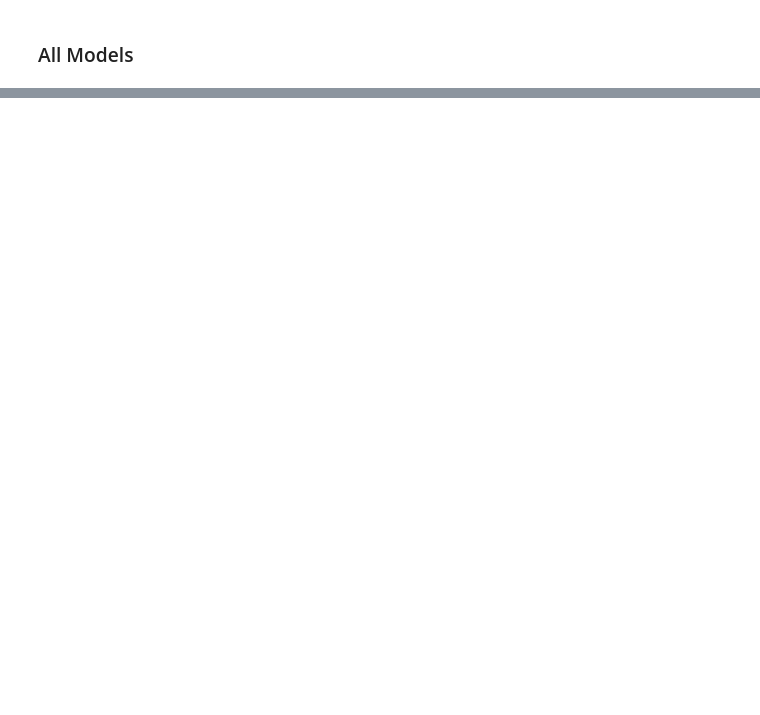
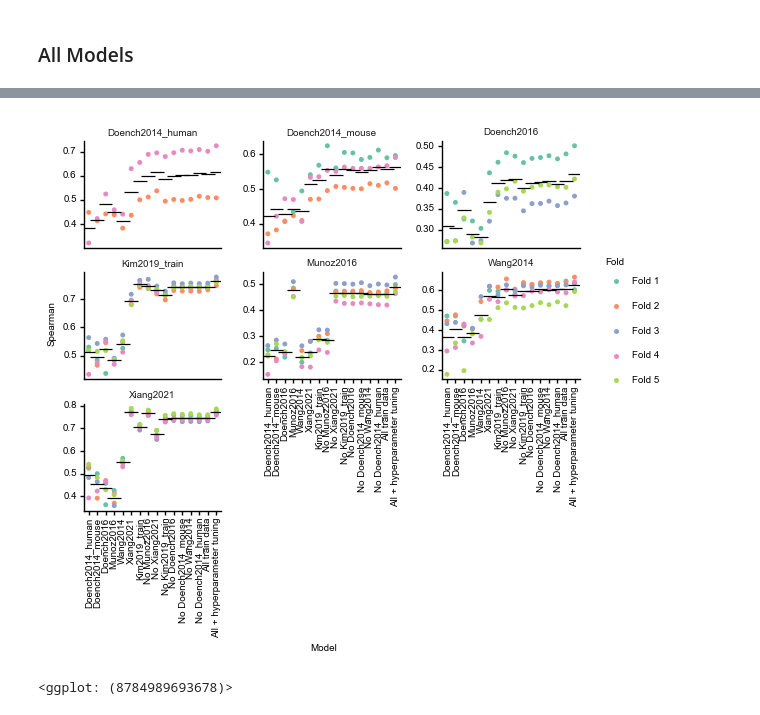
Before and after one commit to gpp-rnd/rs_dev, a Jupyter notebook: code/05_build_seq_model.ipynb, the cells around one changed output, grey strips where cells are left out. Cells and saved outputs as stored; diff of their text form; code cells hidden in the pictures; blank space fills up the shorter version.

```diff
--- a/code/05_build_seq_model.ipynb
+++ b/code/05_build_seq_model.ipynb
@@ -458,7 +505,7 @@ def get_lgbm_objective(fold_df, X):
         return avg_performance
     return objective
 # %%
-lgbm_prediction_list = []
+hyperparameter_prediction_list = []
 
 for fold, fold_df in tidy_cv_df.groupby('cv'):
     print('Fold: ' + str(fold))
@@ -492,7 +539,7 @@ for fold, fold_df in tidy_cv_df.groupby('cv'):
     X_test = get_feature_df(fold_test_data)
     test_predictions = fold_test_data.copy()
     test_predictions['prediction'] = model.predict(X_test)
-    test_predictions['model_name'] = 'All + LGBM + TPE' + str(n_trials)
+    test_predictions['model_name'] = 'All + hyperparameter tuning'
     test_predictions['fold'] = fold
-    lgbm_prediction_list.append(test_predictions)
+    hyperparameter_prediction_list.append(test_predictions)
 # %% [output]
@@ -602,7 +655,7 @@ g
 ### All Models
 # %%
 all_predictive_performance, all_agg_performance = get_predictive_performance(
-    single_test_prediction_list + top_combined_test_prediction_list + lgbm_prediction_list,
+    single_test_prediction_list + top_combined_test_prediction_list + leave_one_out_prediction_list + hyperparameter_prediction_list,
     'sgRNA Activity')
 # %%
 all_agg_performance
@@ -611,4 +683,7 @@ plot_spearman_heatmap(all_predictive_performance)
 # %%
 g = plot_model_performance(all_predictive_performance)
-g.save('../figures/seq_all_performance.pdf', width=7, height=2.2)
+g.save('../figures/seq_all_performance.pdf', width=7, height=5)
 g
+# %% [output]
+[figure, added]
+<ggplot: (8784989693678)>
```
Also changed, not shown: parts of 20 cells of this notebook, 1 other file.
